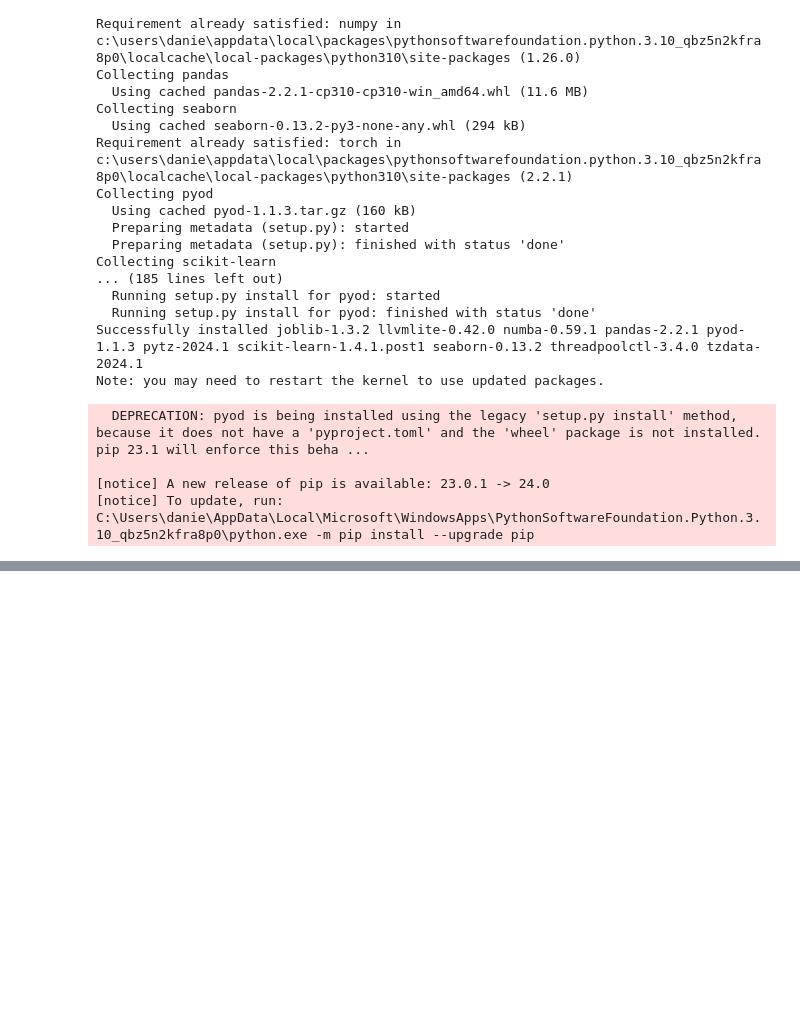
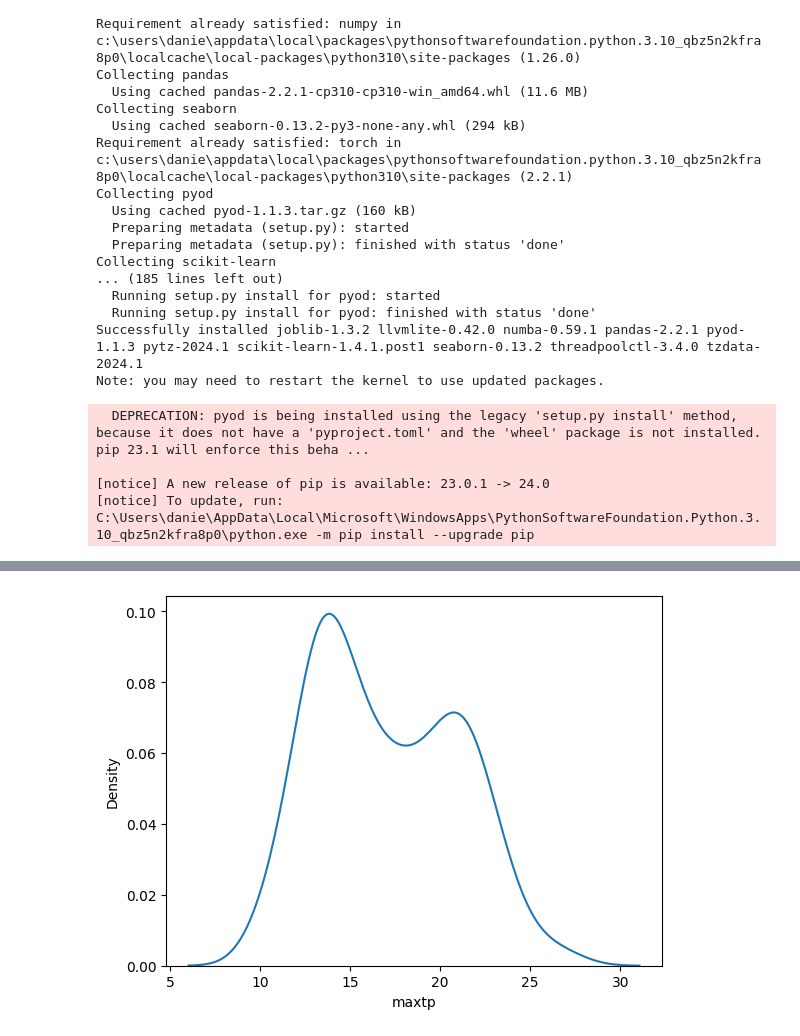
Before and after one commit to RealRyanno2022/SoftwareProject, a Jupyter notebook: Software Applications II A Project.ipynb, the cells around one changed output, grey strips where cells are left out. Saved outputs shown, nothing was run; the diff lists cells and outputs as text; code cells hidden in the pictures; blank space fills up the shorter version.

Commit message:
Added pairplots, KDE, heatmap, KNN function, z-score outliers, isolation forest model, comments and adjsuted torch

```diff
--- a/Software Applications II A Project.ipynb
+++ b/Software Applications II A Project.ipynb
@@ -102,0 +25,84 @@ Note: you may need to restart the kernel to use updated packages.
+# %%
+import matplotlib.pyplot as plt
+import numpy as np
+import pandas as pd
+import seaborn as sns
+import torch
+
+
+
+
+# Input data
+ireland_weather_data = pd.read_csv('C:/Users/danie/Desktop/csv.csv')
+france_weather_data = pd.read_csv('C:/Users/danie/Desktop/NW2016.csv')
+
+
+# Seaborn pairplots
+
+sns.pairplot(ireland_weather_data, x_vars=['meant'], y_vars=['year','month'])
+plt.show()
+
+# # Comment: The mean temperature for this weather station for the period 2005 - 2025 (based on forecasts)
+# # seems to vary around the 0 - 17.8 degrees Celsius
+# ## However, a very predictable monthly pattern for the same period is occurring
+# ## There is a clear skew towards higher temperatures at the end of summer
+
+sns.pairplot(ireland_weather_data, x_vars=['maxtp','mintp'], y_vars=['year','month'])
+plt.show()
+
+# # Comment: On a monthly basis, there is a far greater variability in maximum temperature
+# # than minimum temperature.
+# ## On a yearly basis, maximum temperature is slightly skewed to the left while minimum
+# ## temperature is slightly skewed to the right.
+# ## This indicates a relatively tight temperature range
+
+
+sns.pairplot(ireland_weather_data, x_vars=['rain'], y_vars=['year','month'])
+plt.show()
+
+# # Comment: There has been a linear increase in rainfall since 2005, with some values
+# # being less than expected
+# ## There is virtually no correlation between current month and amount of rainfall
+
+
+
+sns.pairplot(ireland_weather_data, x_vars=['wdsp'], y_vars=['year','month'])
+plt.show()
+
+# # Comment: Windspeed is increasingly growing stronger in the period 2005-2025: However, there
+# # is no year or month in which wind speed is not increasing beyond the curve of best fit.
+# ## On a monthly basis, there is no correlation between the month and wind speed, but the values are
+# ## more spaced out than for rainfall.
+
+
+# # Density Plot
+sns.kdeplot(ireland_weather_data['maxtp'])
+plt.show()
+
+sns.kdeplot(ireland_weather_data['mintp'])
+plt.show()
+
+# Comment: max temperature has twin peaks at 15 degrees (~0.1 of observations) and 22 (~0.07 of observations) degrees celsius.
+## min temperature has twin peaks of 2 degrees (>0.1 of observations) and 8 degrees (0.07 of observations) degrees celsius
+## The peaks for minimum temperature are flatter indicating a less grouped data set
+
+
+# Heatmap for correlation matrix
+
+ireland_weather_data['maxtp'] = pd.to_numeric(ireland_weather_data['maxtp'], errors='coerce')
+ireland_weather_data['mintp'] = pd.to_numeric(ireland_weather_data['mintp'], errors='coerce')
+
+# Remove any rows with NaN values that may have resulted from conversion
+ireland_weather_data.dropna(subset=['maxtp', 'mintp'], inplace=True)
+
+# Create a new DataFrame with just maxtp and mintp for the correlation matrix
+temp_data = ireland_weather_data[['maxtp', 'mintp']]
+
+# Generate the heatmap from the correlation matrix of the reduced DataFrame
+sns.heatmap(temp_data.corr(), annot=True, cmap='coolwarm', cbar=True)
+plt.title("Correlation Heatmap between Max and Min Temperatures")
+plt.show()
+
+# Comment: 85% correlation between maximum and minimum temperatures
+# %% [output]
+[figure, added]
```
Also changed, not shown: parts of 5 cells of this notebook.
